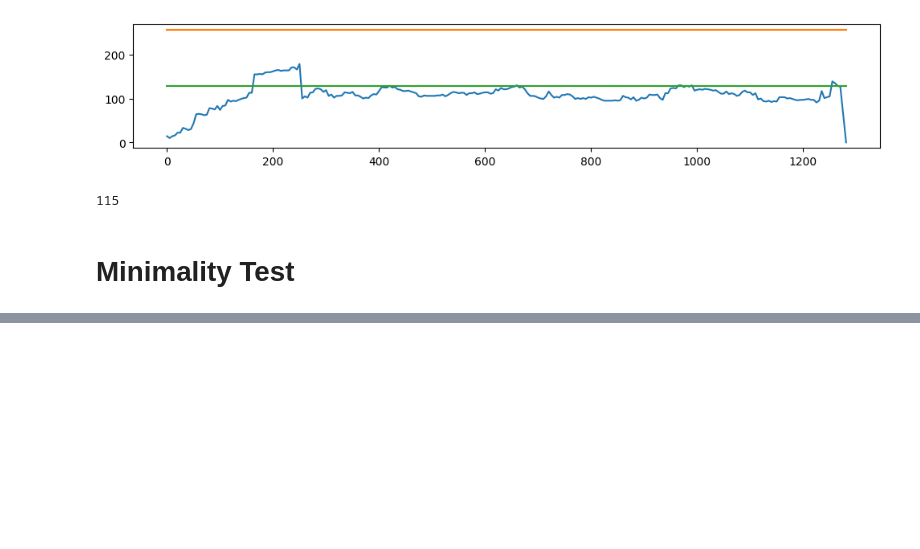
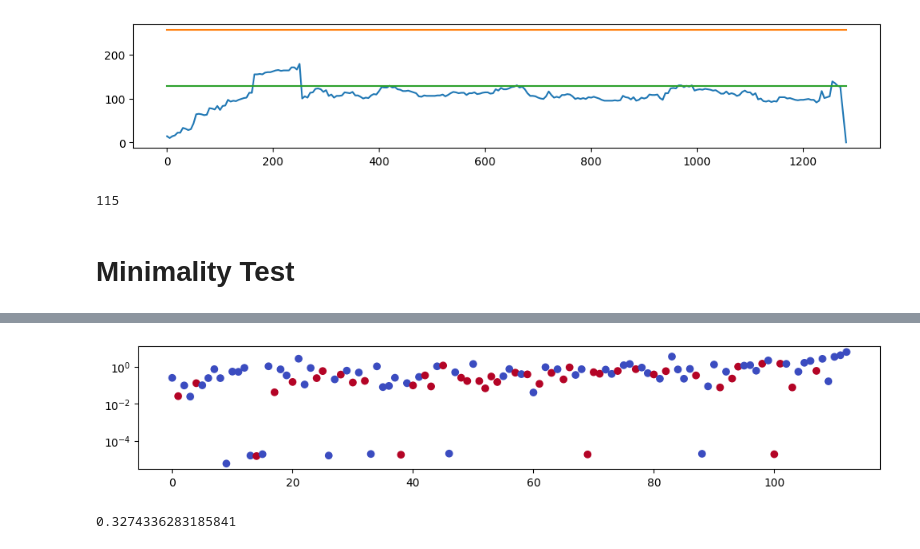
Before and after one commit to oliveradk/elk-experiments, a Jupyter notebook: notebooks/hypothesis_tests.ipynb, the cells around one changed output, grey strips where cells are left out. Cells and saved outputs as stored; diff of their text form; code cells hidden in the pictures; blank space fills up the shorter version.

```diff
--- a/notebooks/hypothesis_tests.ipynb
+++ b/notebooks/hypothesis_tests.ipynb
@@ -657,0 +701,14 @@ minimality_scores
+# %%
+# plot average diff
+fig, ax = plt.subplots(figsize=(12, 2))
+diffs = [score[2] for score in minimality_scores]
+neg_edge = [(edge[2].detach().cpu().numpy() < 0) for edge in edges_mod_and_idx]
+# scatter with blue as positive, red as negative, log y scale
+ax.scatter(range(len(diffs)), diffs, c=neg_edge, cmap='coolwarm')
+ax.set_yscale('log')
+# %% [output]
+[figure, added]
+# %%
+len([p for p in p_values if p >  0.05]) / len(p_values)
+# %% [output]
+0.3274336283185841
```
Also changed, not shown: parts of 6 cells of this notebook.
